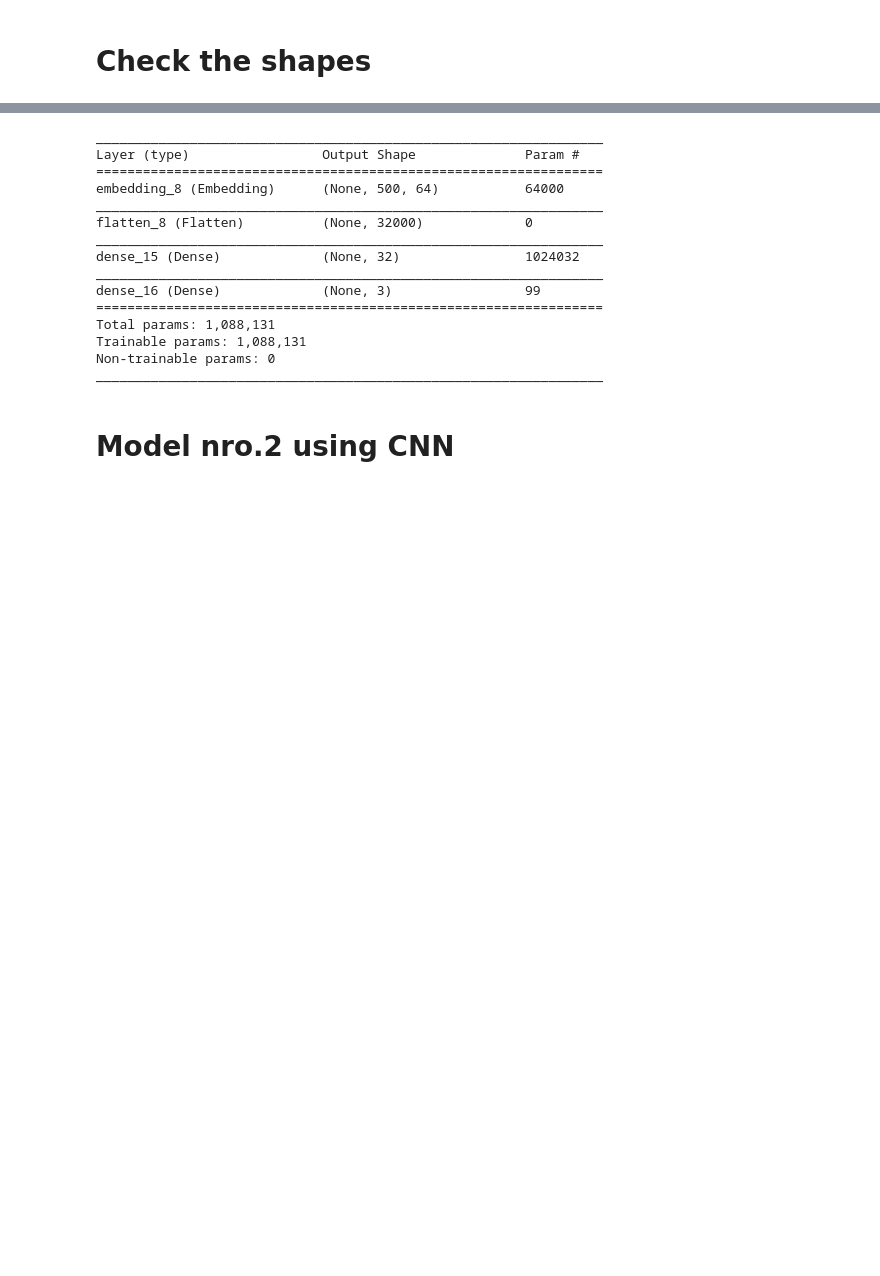
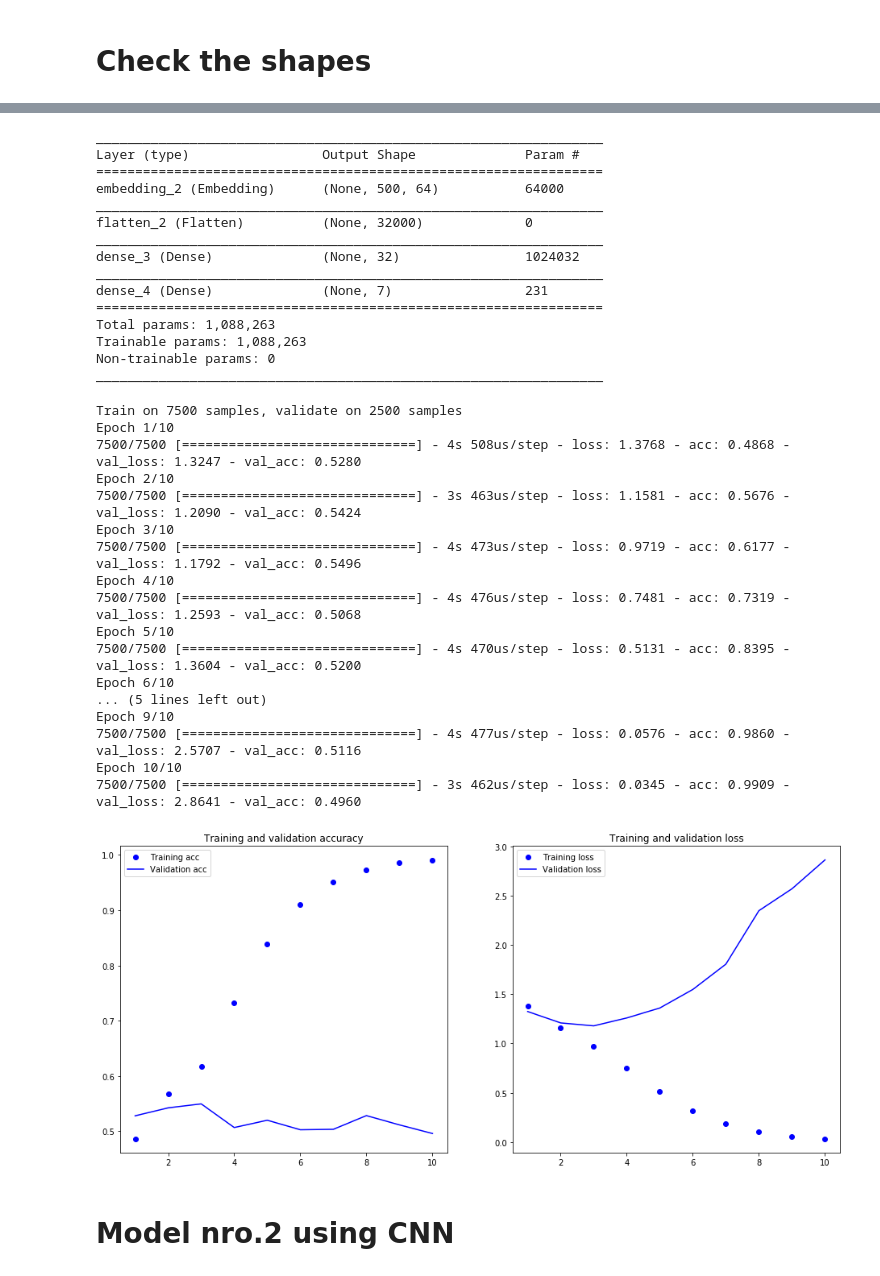
Before and after one commit to ran-tsu/cognitive-systems-for-health-technology-applications, a Jupyter notebook: case3/case3 going to be final.ipynb, the cells around one changed output, grey strips where cells are left out. Saved outputs shown, nothing was run; the diff lists cells and outputs as text; code cells hidden in the pictures; blank space fills up the shorter version.

```diff
--- a/case3/case3 going to be final.ipynb
+++ b/case3/case3 going to be final.ipynb
@@ -118,7 +145,7 @@ x_train = pad_sequences(sequences, maxlen = 500)
 # %%
 
 # Convert the labels to one_hot_category values
-one_hot_labels = to_categorical(labels[:10000], num_classes = 3)
+one_hot_labels = to_categorical(labels[:10000], num_classes = 7)
 # %% [markdown]
 # Check the shapes
 # %%
@@ -174,7 +201,7 @@ def plot_history(history):
     plt.show()
 # %%
 # Similarly create a function for model training, for demonstration purposes we use constant values
-def train_model(model, x, y, e = 5, bs = 32, v = 1, vs = 0.25):
+def train_model(model, x, y, e = 10, bs = 32, v = 1, vs = 0.25):
     h = model.fit(x, y, epochs = e, batch_size = bs, verbose = v, validation_split = vs)
     return h
 # %%
@@ -184,28 +211,47 @@ m0 = Sequential()
 m0.add(Embedding(1000, 64, input_length = 500)) # 1000 = num_words, 64 = Embedding layers, 500 = sequence length
 m0.add(Flatten())
 m0.add(Dense(32, activation = 'relu'))
-m0.add(Dense(3, activation = 'softmax'))
+m0.add(Dense(7, activation = 'softmax'))
 m0.compile(optimizer = 'rmsprop', loss = 'categorical_crossentropy', metrics = ['acc'])
 m0.summary()
 # %% [output]
 _________________________________________________________________
 Layer (type)                 Output Shape              Param #
 =================================================================
-embedding_8 (Embedding)      (None, 500, 64)           64000
+embedding_2 (Embedding)      (None, 500, 64)           64000
 _________________________________________________________________
-flatten_8 (Flatten)          (None, 32000)             0
+flatten_2 (Flatten)          (None, 32000)             0
 _________________________________________________________________
-dense_15 (Dense)             (None, 32)                1024032
+dense_3 (Dense)              (None, 32)                1024032
 _________________________________________________________________
-dense_16 (Dense)             (None, 3)                 99
+dense_4 (Dense)              (None, 7)                 231
 =================================================================
-Total params: 1,088,131
-Trainable params: 1,088,131
+Total params: 1,088,263
+Trainable params: 1,088,263
 Non-trainable params: 0
 _________________________________________________________________
 # %%
 # Train the first model and plot the history
-#h0 = train_model(m0, x_train, one_hot_labels)
-#plot_history(h0)
+h0 = train_model(m0, x_train, one_hot_labels)
+plot_history(h0)
+# %% [output]
+Train on 7500 samples, validate on 2500 samples
+Epoch 1/10
+7500/7500 [==============================] - 4s 508us/step - loss: 1.3768 - acc: 0.4868 - val_loss: 1.3247 - val_acc: 0.5280
+Epoch 2/10
+7500/7500 [==============================] - 3s 463us/step - loss: 1.1581 - acc: 0.5676 - val_loss: 1.2090 - val_acc: 0.5424
+Epoch 3/10
+7500/7500 [==============================] - 4s 473us/step - loss: 0.9719 - acc: 0.6177 - val_loss: 1.1792 - val_acc: 0.5496
+Epoch 4/10
+7500/7500 [==============================] - 4s 476us/step - loss: 0.7481 - acc: 0.7319 - val_loss: 1.2593 - val_acc: 0.5068
+Epoch 5/10
+7500/7500 [==============================] - 4s 470us/step - loss: 0.5131 - acc: 0.8395 - val_loss: 1.3604 - val_acc: 0.5200
+Epoch 6/10
+... (5 lines left out)
+Epoch 9/10
+7500/7500 [==============================] - 4s 477us/step - loss: 0.0576 - acc: 0.9860 - val_loss: 2.5707 - val_acc: 0.5116
+Epoch 10/10
+7500/7500 [==============================] - 3s 462us/step - loss: 0.0345 - acc: 0.9909 - val_loss: 2.8641 - val_acc: 0.4960
+[figure, added]
 # %% [markdown]
 # Model nro.2 using CNN
```
Also changed, not shown: parts of 21 cells of this notebook, 1 other file.
